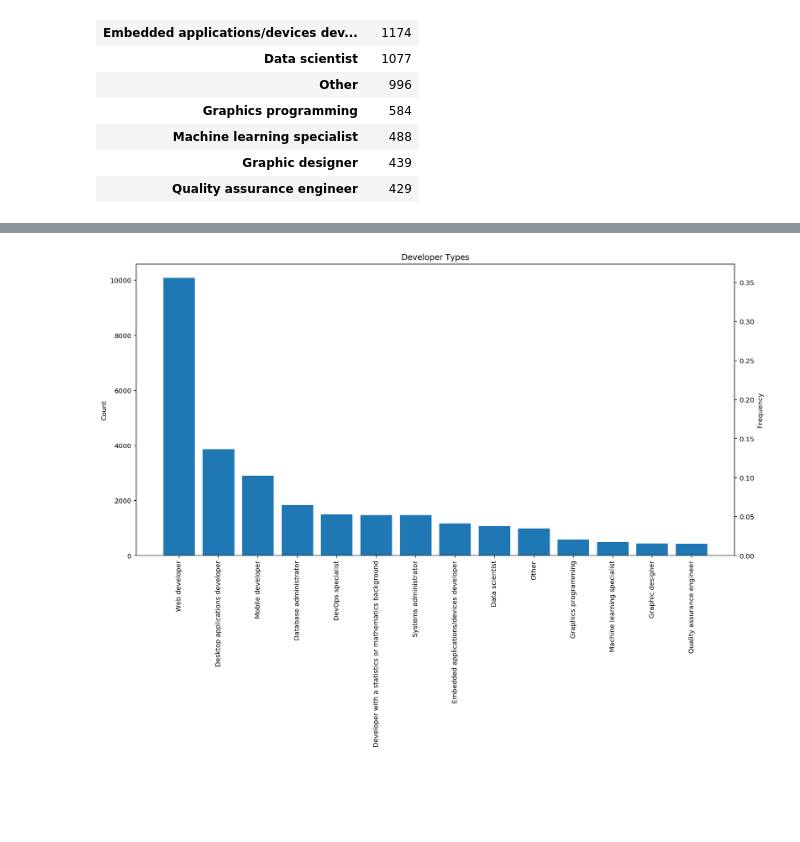
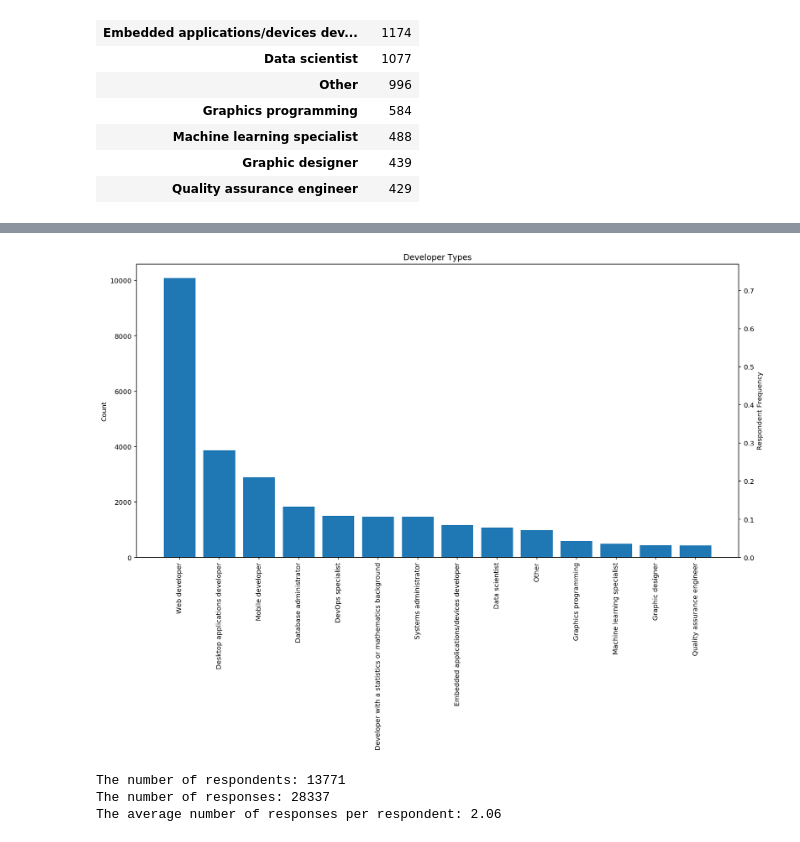
Before and after one commit to blowe615/stackoverflow_survey, a Jupyter notebook: Investigating How Data Scientists Answered the Stack Overflow Survey.ipynb, the cells around one changed output, grey strips where cells are left out. Drawn from its saved outputs; the diff is of its cells as text; code cells hidden in the pictures; blank space fills up the shorter version.

```diff
--- a/Investigating How Data Scientists Answered the Stack Overflow Survey.ipynb
+++ b/Investigating How Data Scientists Answered the Stack Overflow Survey.ipynb
@@ -160,7 +160,9 @@ response_df.sort_values(by='Count',ascending=False)
 # Since the respondents that did not answer this question do not provide any information to help answer my questions,
 # I will drop that response from my dataframe
 response_df.drop(index='nan',inplace=True)
-# %%
-# Add a column to the dataframe to reflect percentage of respondents
-response_df['Frequency'] = response_df['Count']/response_df['Count'].sum()
+# %%
+# Add a column to the dataframe to reflect frequency of respondents by developer type
+# NOTE: This is the number of people (respondents) who included each developer type in their response
+num_respondents = 19101-5330 # Total number of respondents minus 'nan's
+response_df['Respondent_Freq'] = response_df['Count']/num_respondents
 # %%
@@ -168,13 +190,23 @@ response_df_sorted = response_df.sort_values(by='Count',ascending=False)
 # %%
+# Plot responses by developer type
 fig = plt.figure(figsize=(16,8))
 ax1 = fig.add_subplot(111)
 ax1.bar(response_df_sorted.index,response_df_sorted['Count'])
 ax2 = ax1.twinx()
-ax2.bar(response_df_sorted.index,response_df_sorted['Frequency'])
+ax2.bar(response_df_sorted.index,response_df_sorted['Respondent_Freq'])
 ax1.set_xticklabels(response_df_sorted.index, rotation=90)
 ax1.set_ylabel('Count')
-ax2.set_ylabel('Frequency')
+ax2.set_ylabel('Respondent Frequency')
 ax1.set_title('Developer Types')
 plt.show()
 # %% [output]
-[figure, old version]
+[figure, new version]
+# %%
+num_responses = response_df_sorted['Count'].sum()
+print('The number of respondents:',num_respondents)
+print('The number of responses:',num_responses)
+print('The average number of responses per respondent: {:.2f}'.format(num_responses/num_respondents))
+# %% [output]
+The number of respondents: 13771
+The number of responses: 28337
+The average number of responses per respondent: 2.06
```
Also changed, not shown: parts of 14 cells of this notebook.
